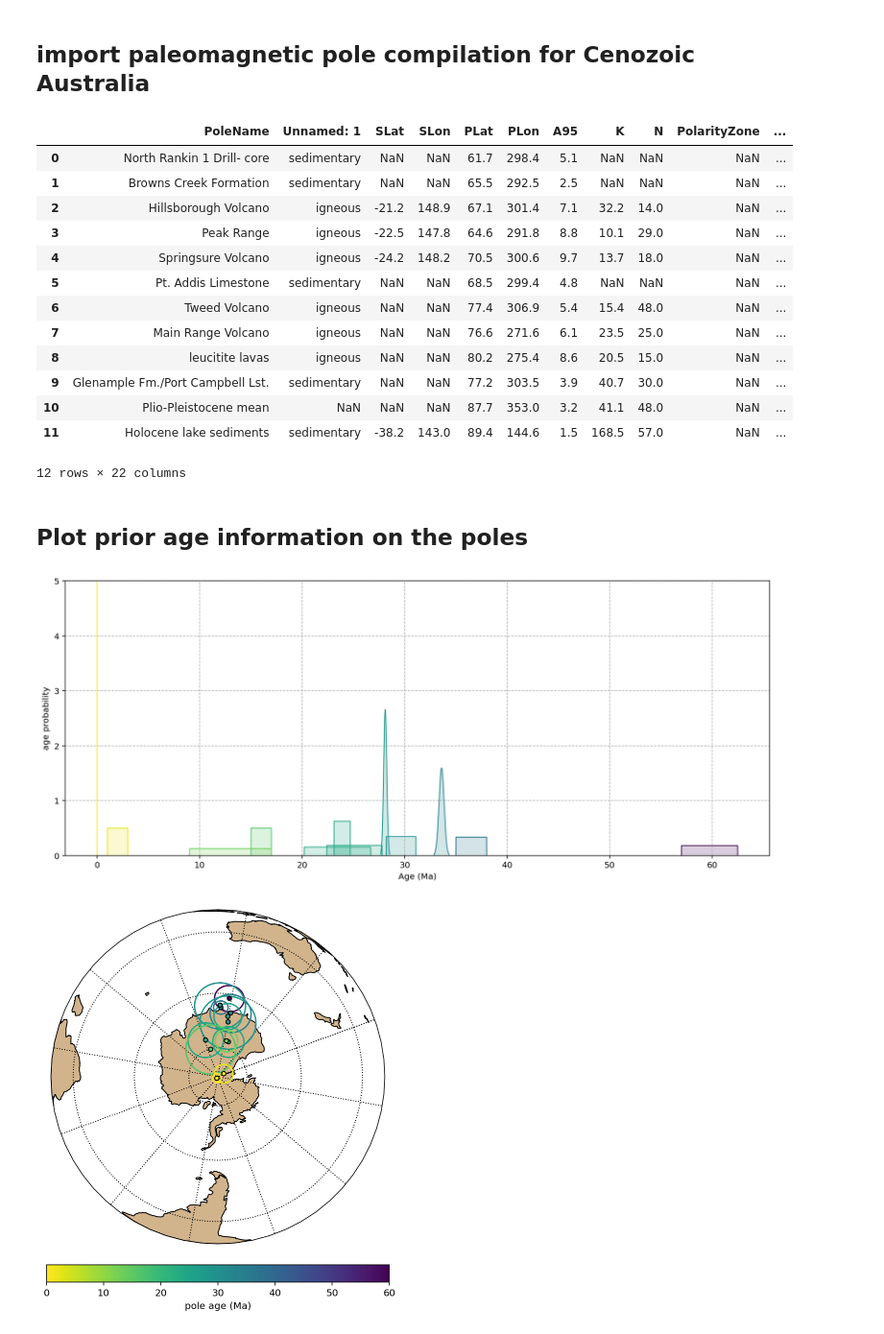
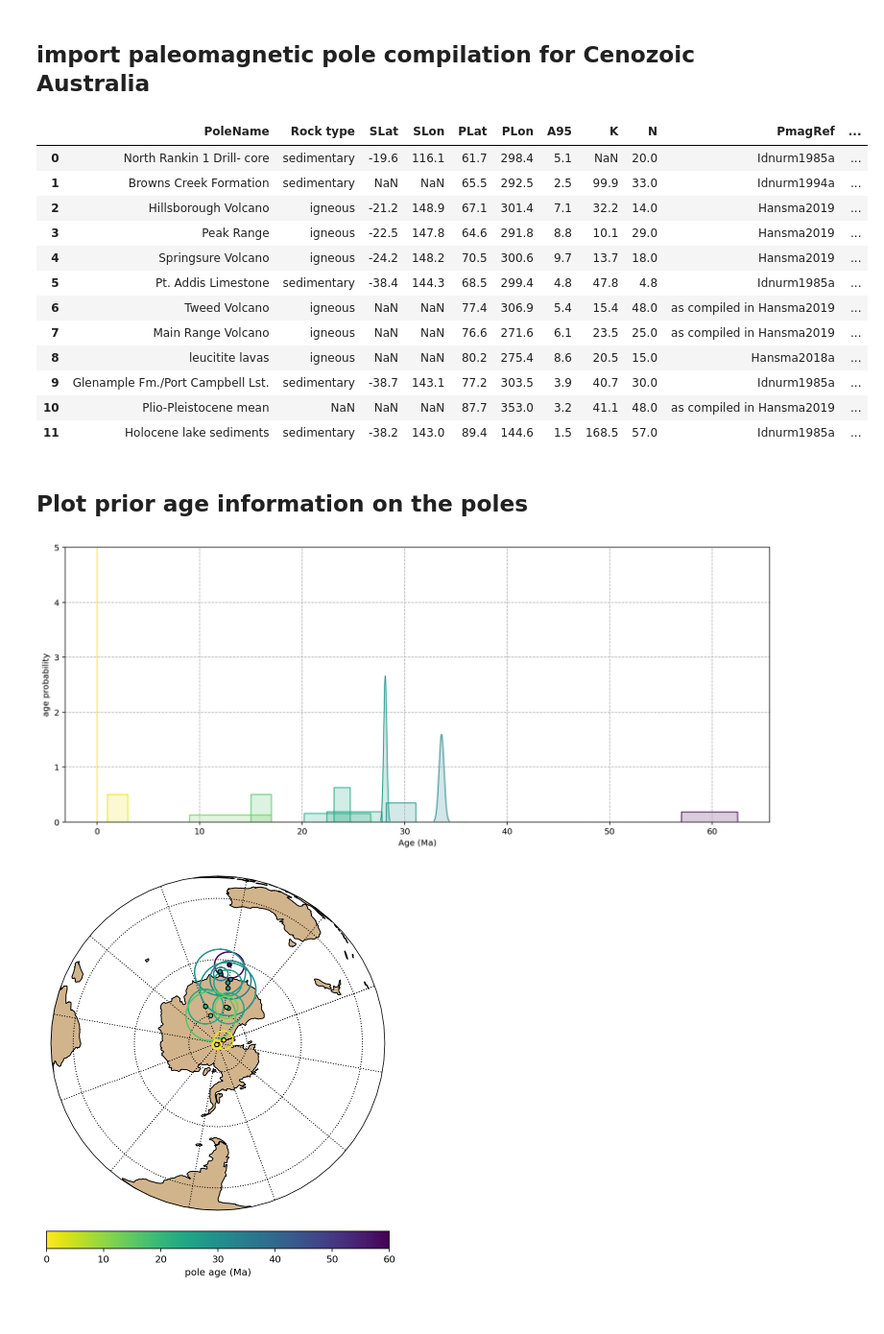
Before and after one commit to Swanson-Hysell-Group/Bayesian_PEP_inversion, a Jupyter notebook: PEP_Australia.ipynb, the cells around one changed output. Shown at 96% size. Saved outputs shown, nothing was run; the diff lists cells and outputs as text; code cells hidden in the pictures.

```diff
--- a/PEP_Australia.ipynb
+++ b/PEP_Australia.ipynb
@@ -42,35 +42,37 @@ def plot_poles_colorbar(map_axis, plons, plats, A95s, colorvalues, vmin, vmax,
 # %%
 Aus_ref_lat = -25.34
 Aus_ref_lon = 131.03
 
 Aus_poles = pd.read_csv('./data/Australia_poles/Australia_Cenozoic_poles.csv')
 #Aus_poles = Aus_poles[0:7]
+
+Aus_poles['Paleolat'] = 0
+Aus_poles['Age_error'] = 0
 
 for n in range(0,len(Aus_poles)):
     Aus_poles['Paleolat'][n] = ipmag.lat_from_pole(Aus_ref_lon, Aus_ref_lat,
                                                    Aus_poles['PLon'][n], Aus_poles['PLat'][n])
     Aus_poles['Age_error'][n] = Aus_poles['AgeNominal'][n] - Aus_poles['AgeUpper'][n]
 
 Aus_poles = Aus_poles.sort_values(by='AgeNominal', ascending=0, ignore_index=1)
 color_map = plt.cm.ScalarMappable(cmap='viridis_r', norm=plt.Normalize(vmin=Aus_poles['AgeNominal'].min(), vmax=Aus_poles['AgeNominal'].max()))
 Aus_poles['color'] = color_map.to_rgba(Aus_poles['AgeNominal']).tolist()
 
 Aus_poles
 # %% [output]
-|  | PoleName | Unnamed: 1 | SLat | SLon | PLat | PLon | A95 | K | N | PolarityZone | ... |
-| 0 | North Rankin 1 Drill- core | sedimentary | NaN | NaN | 61.7 | 298.4 | 5.1 | NaN | NaN | NaN | ... |
-| 1 | Browns Creek Formation | sedimentary | NaN | NaN | 65.5 | 292.5 | 2.5 | NaN | NaN | NaN | ... |
-| 2 | Hillsborough Volcano | igneous | -21.2 | 148.9 | 67.1 | 301.4 | 7.1 | 32.2 | 14.0 | NaN | ... |
-| 3 | Peak Range | igneous | -22.5 | 147.8 | 64.6 | 291.8 | 8.8 | 10.1 | 29.0 | NaN | ... |
-| 4 | Springsure Volcano | igneous | -24.2 | 148.2 | 70.5 | 300.6 | 9.7 | 13.7 | 18.0 | NaN | ... |
-| 5 | Pt. Addis Limestone | sedimentary | NaN | NaN | 68.5 | 299.4 | 4.8 | NaN | NaN | NaN | ... |
-| 6 | Tweed Volcano | igneous | NaN | NaN | 77.4 | 306.9 | 5.4 | 15.4 | 48.0 | NaN | ... |
-| 7 | Main Range Volcano | igneous | NaN | NaN | 76.6 | 271.6 | 6.1 | 23.5 | 25.0 | NaN | ... |
-| 8 | leucitite lavas | igneous | NaN | NaN | 80.2 | 275.4 | 8.6 | 20.5 | 15.0 | NaN | ... |
-| 9 | Glenample Fm./Port Campbell Lst. | sedimentary | NaN | NaN | 77.2 | 303.5 | 3.9 | 40.7 | 30.0 | NaN | ... |
-| 10 | Plio-Pleistocene mean | NaN | NaN | NaN | 87.7 | 353.0 | 3.2 | 41.1 | 48.0 | NaN | ... |
-| 11 | Holocene lake sediments | sedimentary | -38.2 | 143.0 | 89.4 | 144.6 | 1.5 | 168.5 | 57.0 | NaN | ... |
+|  | PoleName | Rock type | SLat | SLon | PLat | PLon | A95 | K | N | PmagRef | ... |
+| 0 | North Rankin 1 Drill- core | sedimentary | -19.6 | 116.1 | 61.7 | 298.4 | 5.1 | NaN | 20.0 | Idnurm1985a | ... |
+| 1 | Browns Creek Formation | sedimentary | NaN | NaN | 65.5 | 292.5 | 2.5 | 99.9 | 33.0 | Idnurm1994a | ... |
+| 2 | Hillsborough Volcano | igneous | -21.2 | 148.9 | 67.1 | 301.4 | 7.1 | 32.2 | 14.0 | Hansma2019 | ... |
+| 3 | Peak Range | igneous | -22.5 | 147.8 | 64.6 | 291.8 | 8.8 | 10.1 | 29.0 | Hansma2019 | ... |
+| 4 | Springsure Volcano | igneous | -24.2 | 148.2 | 70.5 | 300.6 | 9.7 | 13.7 | 18.0 | Hansma2019 | ... |
+| 5 | Pt. Addis Limestone | sedimentary | -38.4 | 144.3 | 68.5 | 299.4 | 4.8 | 47.8 | 4.8 | Idnurm1985a | ... |
+| 6 | Tweed Volcano | igneous | NaN | NaN | 77.4 | 306.9 | 5.4 | 15.4 | 48.0 | as compiled in Hansma2019 | ... |
+| 7 | Main Range Volcano | igneous | NaN | NaN | 76.6 | 271.6 | 6.1 | 23.5 | 25.0 | as compiled in Hansma2019 | ... |
+| 8 | leucitite lavas | igneous | NaN | NaN | 80.2 | 275.4 | 8.6 | 20.5 | 15.0 | Hansma2018a | ... |
+| 9 | Glenample Fm./Port Campbell Lst. | sedimentary | -38.7 | 143.1 | 77.2 | 303.5 | 3.9 | 40.7 | 30.0 | Idnurm1985a | ... |
+| 10 | Plio-Pleistocene mean | NaN | NaN | NaN | 87.7 | 353.0 | 3.2 | 41.1 | 48.0 | as compiled in Hansma2019 | ... |
+| 11 | Holocene lake sediments | sedimentary | -38.2 | 143.0 | 89.4 | 144.6 | 1.5 | 168.5 | 57.0 | Idnurm1985a | ... |
-12 rows × 22 columns
 # %% [markdown]
 ## Plot prior age information on the poles
 # %%
@@ -94,7 +96,7 @@ for i in range(Aus_poles.shape[0]):
 plt.ylim(0, 5)
 plt.grid(1, ls='--')
 # %% [output]
-[figure, old version]
+[figure, new version]
 # %%
 map_axis = ipmag.make_orthographic_map(central_longitude=110, central_latitude=-90)
 
```
Also changed, not shown: parts of 4 cells of this notebook, 5 other files.
